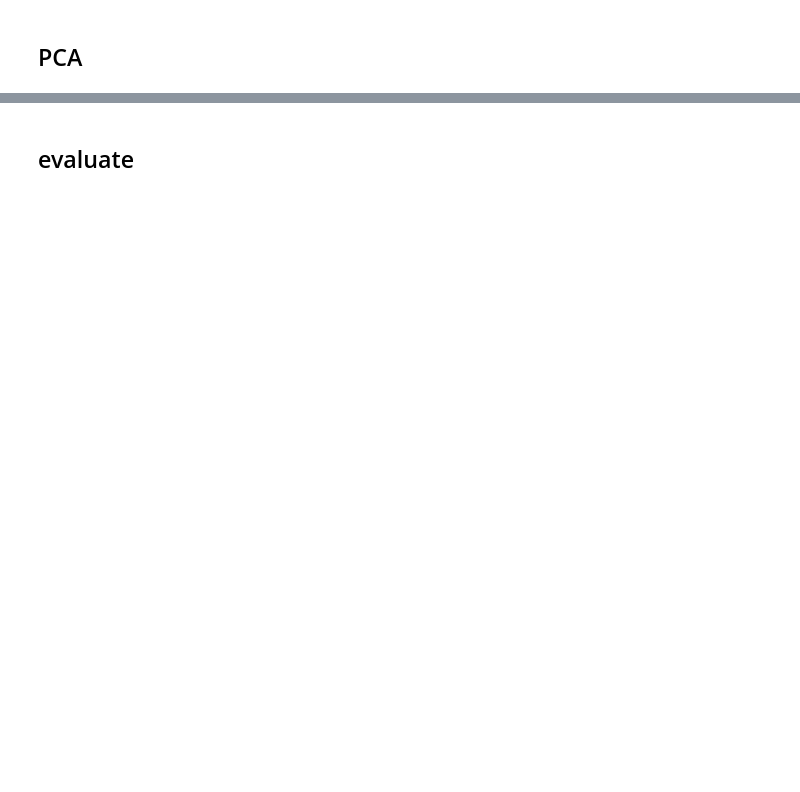
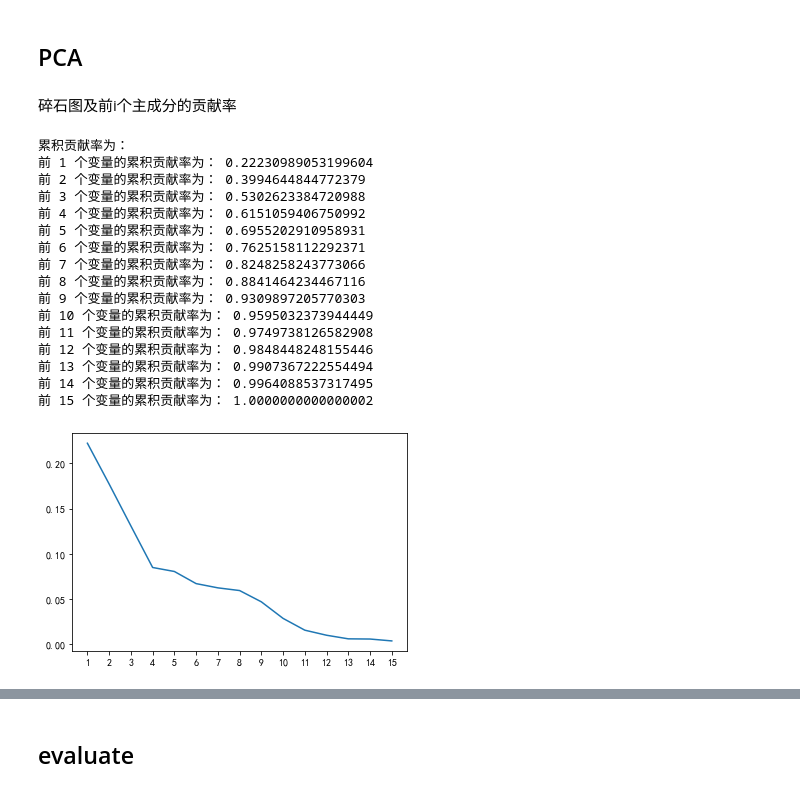
Before and after one commit to yy98/-, a Jupyter notebook: 编程期末作业.ipynb, the cells around one changed output, grey strips where cells are left out. Cells and saved outputs as stored; diff of their text form; code cells hidden in the pictures; blank space fills up the shorter version.

```diff
--- a/编程期末作业.ipynb
+++ b/编程期末作业.ipynb
@@ -66,6 +76,7 @@ data.head()
 # %%
 import matplotlib.pyplot as plt
 class analysis:
+    #将数据导入类内便于操作，其中k表示是否需要单位化标准化，X为设计阵，y为因变量
     def __init__(self,X,y,k):
         if len(X)!=len(y):
             raise ana_err('the length of X and y is not same!')
@@ -79,7 +90,7 @@ class analysis:
             self.X=pd.DataFrame((X-X.mean())/X.std())
             self.y=pd.DataFrame((y-y.mean())/y.std())
 
-
+    #overview用于绘制所有变量间两两的散点图和第i个变量的直方图
     def overview(self):
         data=self.X.T.append(self.y.T).T
         n=len(data.columns)
@@ -96,21 +107,22 @@ class analysis:
                 if j==0:
                     ax[i,j].set_ylabel(name[i],fontsize=10)
         plt.show(self)
-
+    #用于计算相关系数矩阵
     def get_cor(self):
         data=self.X.T.append(self.y.T).T
         return data.corr()
+    #将相关系数矩阵可视化，能直观看出哪里相关系数大，哪里小
     def plot_cor(self):
         a=self.get_cor()
         x=plt.figure(dpi=1000)
         p=plt.imshow(a)
         x.colorbar(p, ticks=[0.1*i for i in range(-10,10)])
         plt.show()
-
+    #计算KMO值和巴特利特球值
     def KMO(self):
         print('KMO值：',round(factor_analyzer.calculate_kmo(self.X)[1],5))
         print('巴特利特球：',round(factor_analyzer.calculate_bartlett_sphericity(self.X)[1],5))
-
+    #使用ANOVA对方差进行分析，判断哪些变量对因变量的影响显著
     def anova(self):
         b=self.X.columns.tolist()
         a=self.y.columns.tolist()[0]
@@ -122,33 +134,35 @@ class analysis:
 
 
 
-
+    #使用线性回归模型来拟合该问题，返回beta向量
     def linear_beta(self):
-            xtx=self.X.T.dot(self.X)
+        xtx=self.X.T.dot(self.X)
         try:
             inv=pd.DataFrame(np.linalg.pinv(xtx),xtx.columns, xtx.index)
         except:
             raise ana_err('XtX cannot be inversed')
         a=inv.dot(self.X.T)
         return a.dot(self.y)
-
-    def ridge(self):
+    #使用k为参数的岭回归，返回beta向量
+    def ridge(self,k):
         if self.k==0:
             X=(self.X-self.X.mean())/self.X.std()
+            X=X.drop('const',axis=1)
             y=(self.y-self.y.mean())/self.y.std()
         else:
             X=self.X
             y=self.y
         n=len(X.columns)
-        xtx=self.X.T.dot(X)
+        xtx=X.T.dot(X)
         xtxk=xtx+np.diag([np.exp(k) for i in range(n)])
+        #print(xtxk)
         try:
             inv=pd.DataFrame(np.linalg.pinv(xtxk),xtxk.columns, xtxk.index)
         except:
             raise ana_err('XtXk cannot be inversed')
         a=inv.dot(X.T).dot(y)
         return a
-
+    #绘制起点为start，终点为end的岭迹图
     def plot_ridge(self,start,end):
         l=np.linspace(start,end,100)
         re=self.ridge(l[0])
@@ -160,7 +174,7 @@ class analysis:
             plt.plot(l,re.iloc[i,:],label=name[i])
         plt.legend(loc='upper right')
         plt.show()
-
+    #使用前n个主成分进行主成分回归
     def PCA(self,n):
         xtx=self.X.T.dot(self.X)
         val,vec=np.linalg.eig(xtx)
@@ -181,7 +195,7 @@ class analysis:
         d=np.diag(i_rank)
         rr=np.dot(d,V)
         return np.dot(V.T,np.dot(np.dot(rr,self.X.T),self.y))
-
+    #绘制碎石图，同时打印前n个主成分的贡献率
     def plot_PCA(self):
         xtx=self.X.T.dot(self.X)
         val,vec=np.linalg.eig(xtx)
@@ -197,14 +211,20 @@ class analysis:
         fig=plt.figure()
         plt.plot(list(range(1,n+1)),vv)
         plt.xticks(np.linspace(1,n,n))
-
+    #返回某一beta的MSE
     def MSE(self,beta):
+        if len(beta)!=len(self.X.T):
+            beta=beta*self.y.std()/self.X.std()[:-1]
+            bb=self.y.mean()-sum(self.X.mean()[:-1]*self.y.std()*beta/self.X.std()[:-1])
+            #print(self.X.mean()[:-1]*self.y.std()*beta)
+            beta=np.append(beta,bb)
+            print(beta)
         y_h=np.array(self.X.dot(beta))
         e=np.array(self.y)-y_h
         #print('e',e)
         s=np.dot(e.T,e)
         return s/(len(self.y)-1-len(self.X.T))
-
+    #返回某一beta的R2
     def R2(self,beta):
         y_h=np.array(self.X.dot(beta))
         e=np.array(self.y)-y_h
@@ -276,3 +319,25 @@ ana.plot_ridge(0,10)
 # %% [markdown]
 ## PCA
+# %% [markdown]
+碎石图及前i个主成分的贡献率
+# %%
+ana.plot_PCA()
+# %% [output]
+累积贡献率为：
+前 1 个变量的累积贡献率为： 0.22230989053199604
+前 2 个变量的累积贡献率为： 0.3994644844772379
+前 3 个变量的累积贡献率为： 0.5302623384720988
+前 4 个变量的累积贡献率为： 0.6151059406750992
+前 5 个变量的累积贡献率为： 0.6955202910958931
+前 6 个变量的累积贡献率为： 0.7625158112292371
+前 7 个变量的累积贡献率为： 0.8248258243773066
+前 8 个变量的累积贡献率为： 0.8841464234467116
+前 9 个变量的累积贡献率为： 0.9309897205770303
+前 10 个变量的累积贡献率为： 0.9595032373944449
+前 11 个变量的累积贡献率为： 0.9749738126582908
+前 12 个变量的累积贡献率为： 0.9848448248155446
+前 13 个变量的累积贡献率为： 0.9907367222554494
+前 14 个变量的累积贡献率为： 0.9964088537317495
+前 15 个变量的累积贡献率为： 1.0000000000000002
+[figure, added]
 # %%
```
Also changed, not shown: parts of 36 cells of this notebook.
